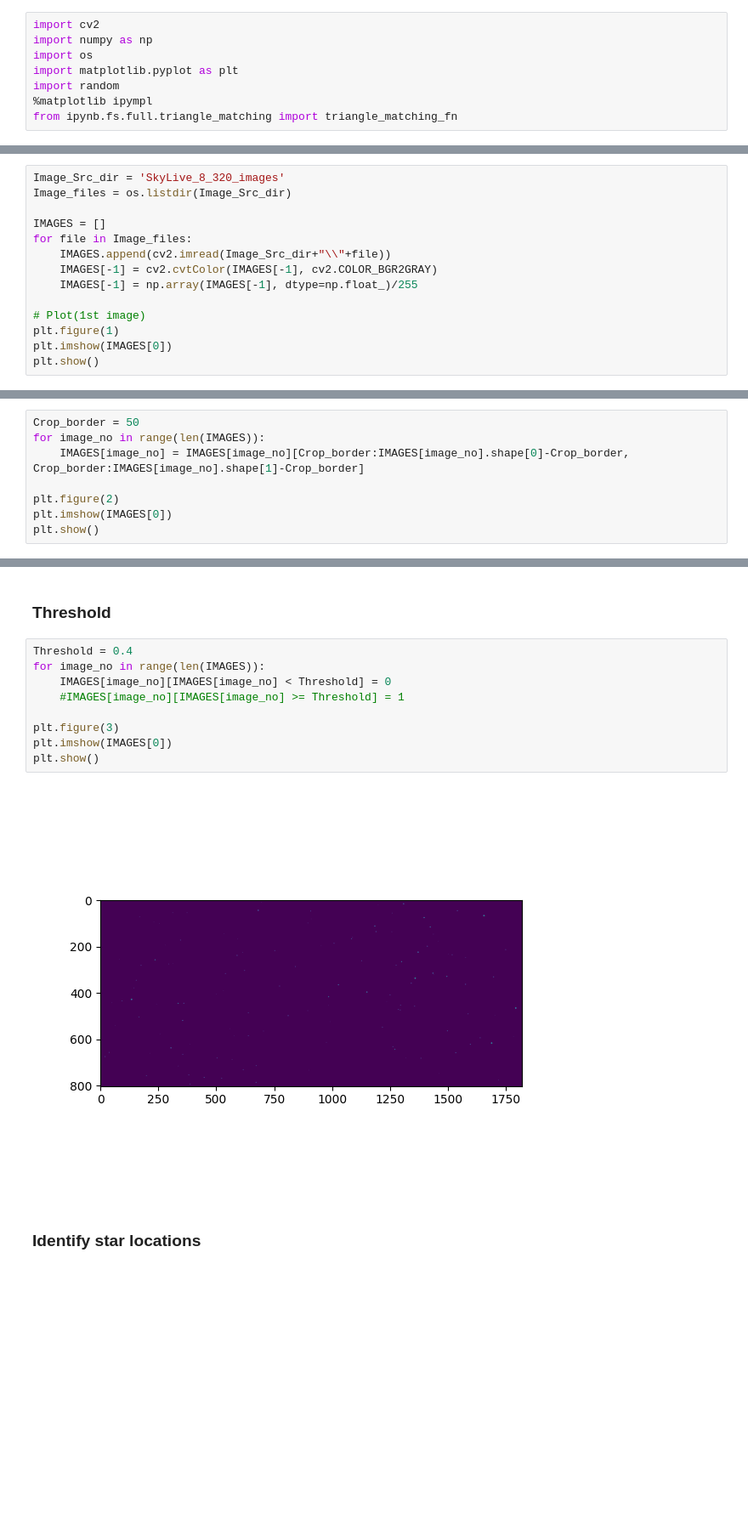
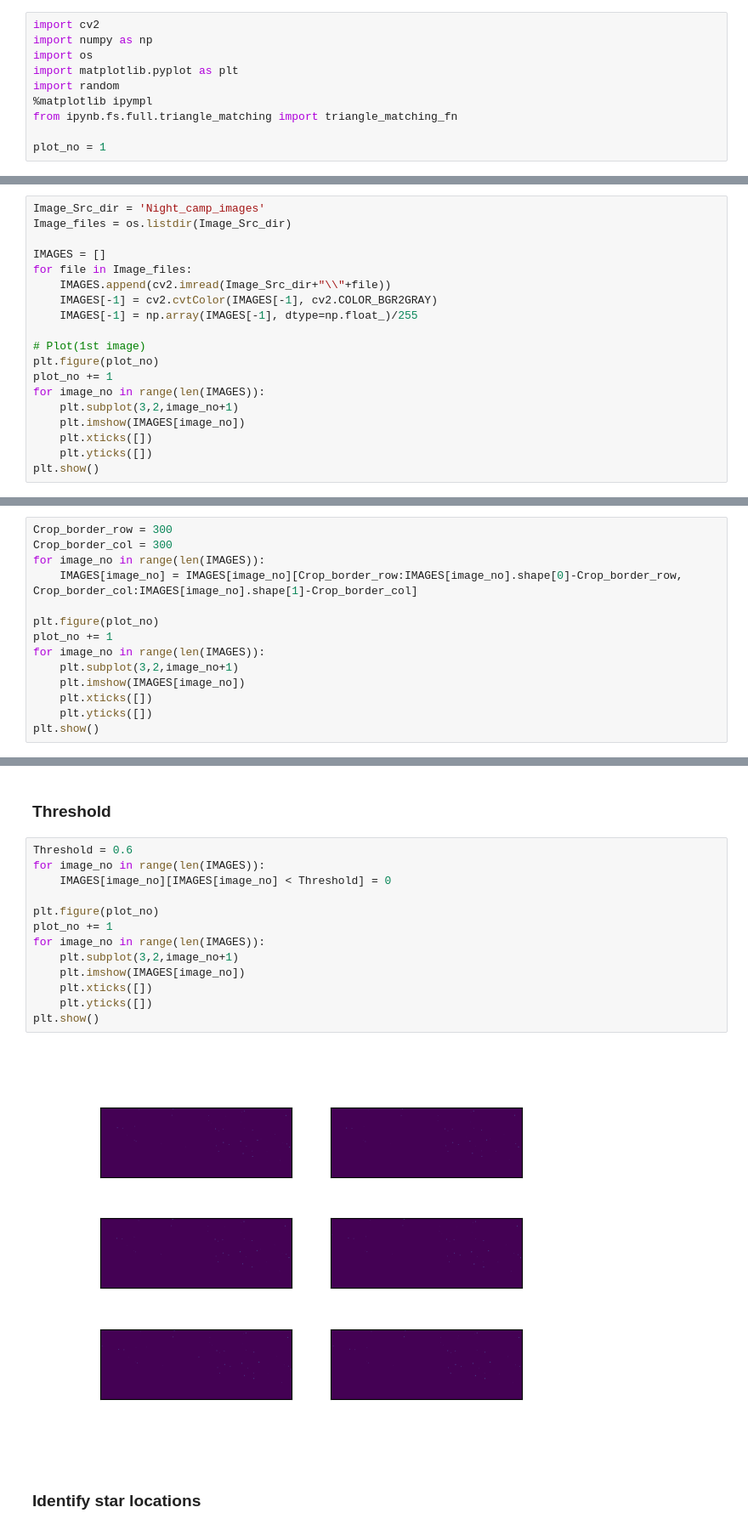
Before and after one commit to harivignesh777/DIP_course_project, a Jupyter notebook: Termproject.ipynb, the cells around one changed output, grey strips where cells are left out. Shown at 85% size. Saved outputs shown, nothing was run; the diff lists cells and outputs as text; blank space fills up the shorter version.

```diff
--- a/Termproject.ipynb
+++ b/Termproject.ipynb
@@ -8,10 +8,12 @@ import matplotlib.pyplot as plt
 import random
 %matplotlib ipympl
 from ipynb.fs.full.triangle_matching import triangle_matching_fn
+
+plot_no = 1
 # %% [markdown]
 ### Load images
 # %%
-Image_Src_dir = 'SkyLive_8_320_images'
+Image_Src_dir = 'Night_camp_images'
 Image_files = os.listdir(Image_Src_dir)
 
 IMAGES = []
@@ -21,7 +23,12 @@ for file in Image_files:
     IMAGES[-1] = np.array(IMAGES[-1], dtype=np.float_)/255
 
 # Plot(1st image)
-plt.figure(1)
-plt.imshow(IMAGES[0])
+plt.figure(plot_no)
+plot_no += 1
+for image_no in range(len(IMAGES)):
+    plt.subplot(3,2,image_no+1)
+    plt.imshow(IMAGES[image_no])
+    plt.xticks([])
+    plt.yticks([])
 plt.show()
 # %% [output]
@@ -29,11 +36,17 @@ plt.show()
 # %% [markdown]
 ### Crop images if neccessary
 # %%
-Crop_border = 50
+Crop_border_row = 300
+Crop_border_col = 300
 for image_no in range(len(IMAGES)):
-    IMAGES[image_no] = IMAGES[image_no][Crop_border:IMAGES[image_no].shape[0]-Crop_border, Crop_border:IMAGES[image_no].shape[1]-Crop_border]
+    IMAGES[image_no] = IMAGES[image_no][Crop_border_row:IMAGES[image_no].shape[0]-Crop_border_row, Crop_border_col:IMAGES[image_no].shape[1]-Crop_border_col]
 
-plt.figure(2)
-plt.imshow(IMAGES[0])
+plt.figure(plot_no)
+plot_no += 1
+for image_no in range(len(IMAGES)):
+    plt.subplot(3,2,image_no+1)
+    plt.imshow(IMAGES[image_no])
+    plt.xticks([])
+    plt.yticks([])
 plt.show()
 # %% [output]
@@ -41,16 +54,20 @@ plt.show()
 # %% [markdown]
 ### Threshold
 # %%
-Threshold = 0.4
+Threshold = 0.6
 for image_no in range(len(IMAGES)):
     IMAGES[image_no][IMAGES[image_no] < Threshold] = 0
-    #IMAGES[image_no][IMAGES[image_no] >= Threshold] = 1
 
-plt.figure(3)
-plt.imshow(IMAGES[0])
+plt.figure(plot_no)
+plot_no += 1
+for image_no in range(len(IMAGES)):
+    plt.subplot(3,2,image_no+1)
+    plt.imshow(IMAGES[image_no])
+    plt.xticks([])
+    plt.yticks([])
 plt.show()
 # %% [output]
-[figure, old version]
+[figure, new version]
 # %% [markdown]
 ### Identify star locations
 # %%
```
Also changed, not shown: parts of 17 cells of this notebook, 6 other files.
